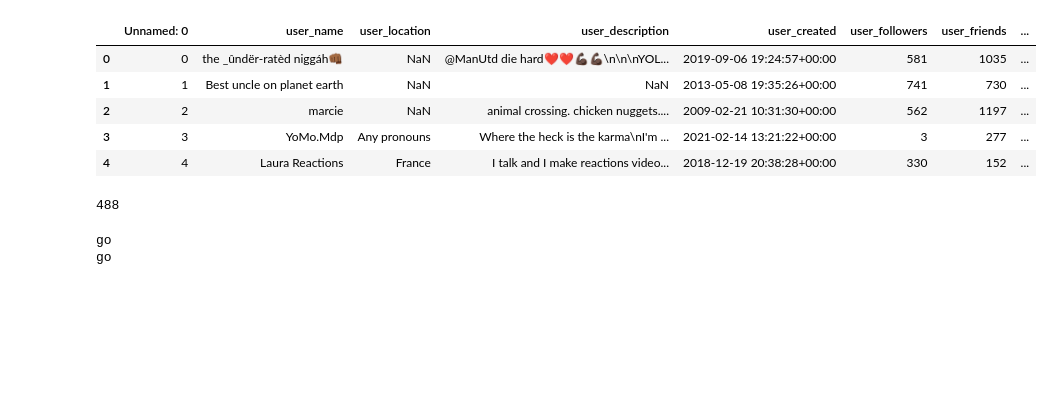
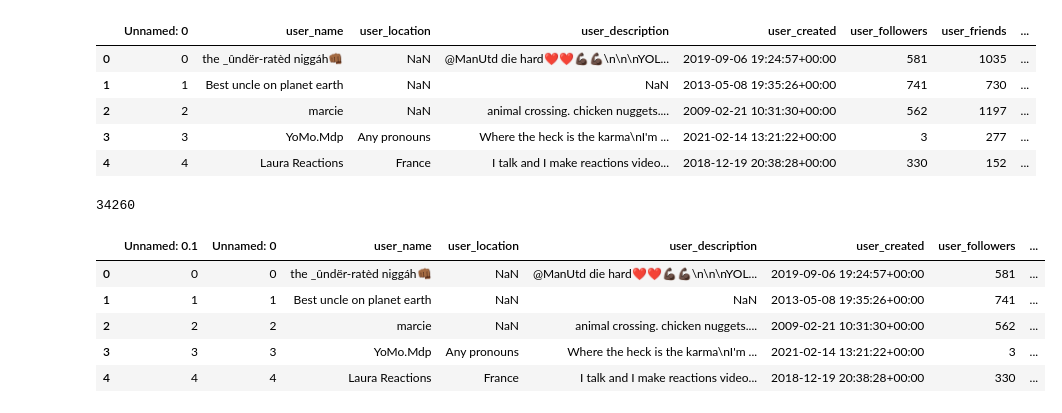
Before and after one commit to MOHIT282/Machine-Learning, a Jupyter notebook: august(4-6)/NLTK/lemmatization.ipynb, the cells around one changed output. Cells and saved outputs as stored; diff of their text form; code cells hidden in the pictures; blank space fills up the shorter version.

```diff
--- a/august(4-6)/NLTK/lemmatization.ipynb
+++ b/august(4-6)/NLTK/lemmatization.ipynb
@@ -152,13 +113,6 @@ df2.head()
 | 3 | 3 | YoMo.Mdp | Any pronouns | Where the heck is the karma\nI'm ... | 2021-02-14 13:21:22+00:00 | 3 | 277 | ... |
 | 4 | 4 | Laura Reactions | France | I talk and I make reactions video... | 2018-12-19 20:38:28+00:00 | 330 | 152 | ... |
 # %%
-len(set((" ".join(df2.WordNetLemmatizer)).split()))
+len(set((" ".join(df.WordNetLemmatizer)).split()))
 # %% [output]
-488
+34260
-# %%
-a = ['go', 'go']
-for i in a:
-    print(lemmatizer.lemmatize(i))
-# %% [output]
-go
-go
@@ -166,0 +121,10 @@ df2.loc[:, ['']]
+# %%
+tw = pd.read_csv('lemma.csv')
+tw.head()
+# %% [output]
+|  | Unnamed: 0.1 | Unnamed: 0 | user_name | user_location | user_description | user_created | user_followers | ... |
+| 0 | 0 | 0 | the _ûndër-ratèd niggáh👊🏾 | NaN | @ManUtd die hard❤️❤️💪🏿💪🏿\n\n\nYOL... | 2019-09-06 19:24:57+00:00 | 581 | ... |
+| 1 | 1 | 1 | Best uncle on planet earth | NaN | NaN | 2013-05-08 19:35:26+00:00 | 741 | ... |
+| 2 | 2 | 2 | marcie | NaN | animal crossing. chicken nuggets.... | 2009-02-21 10:31:30+00:00 | 562 | ... |
+| 3 | 3 | 3 | YoMo.Mdp | Any pronouns | Where the heck is the karma\nI'm ... | 2021-02-14 13:21:22+00:00 | 3 | ... |
+| 4 | 4 | 4 | Laura Reactions | France | I talk and I make reactions video... | 2018-12-19 20:38:28+00:00 | 330 | ... |
```
Also changed, not shown: parts of 29 cells of this notebook, 3 other files.
